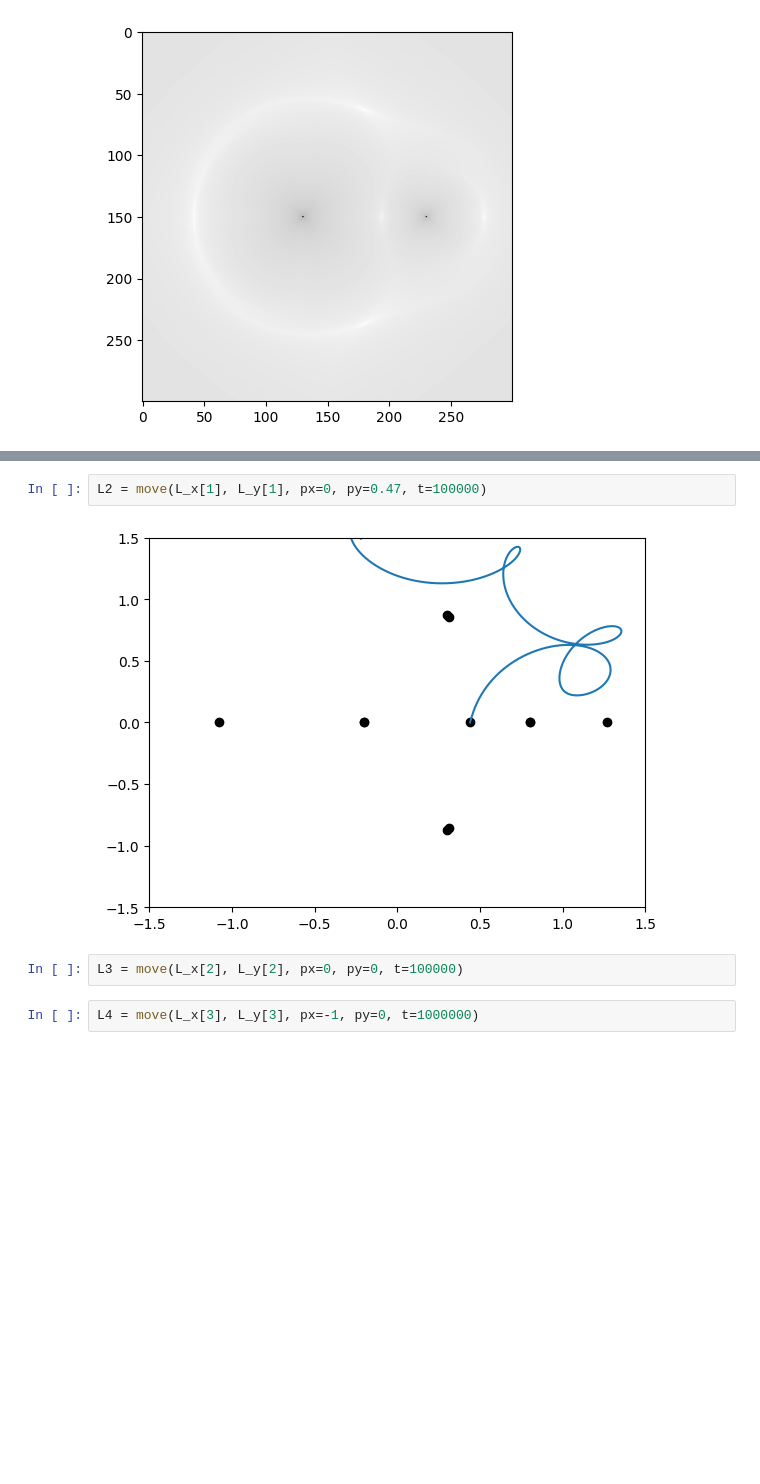
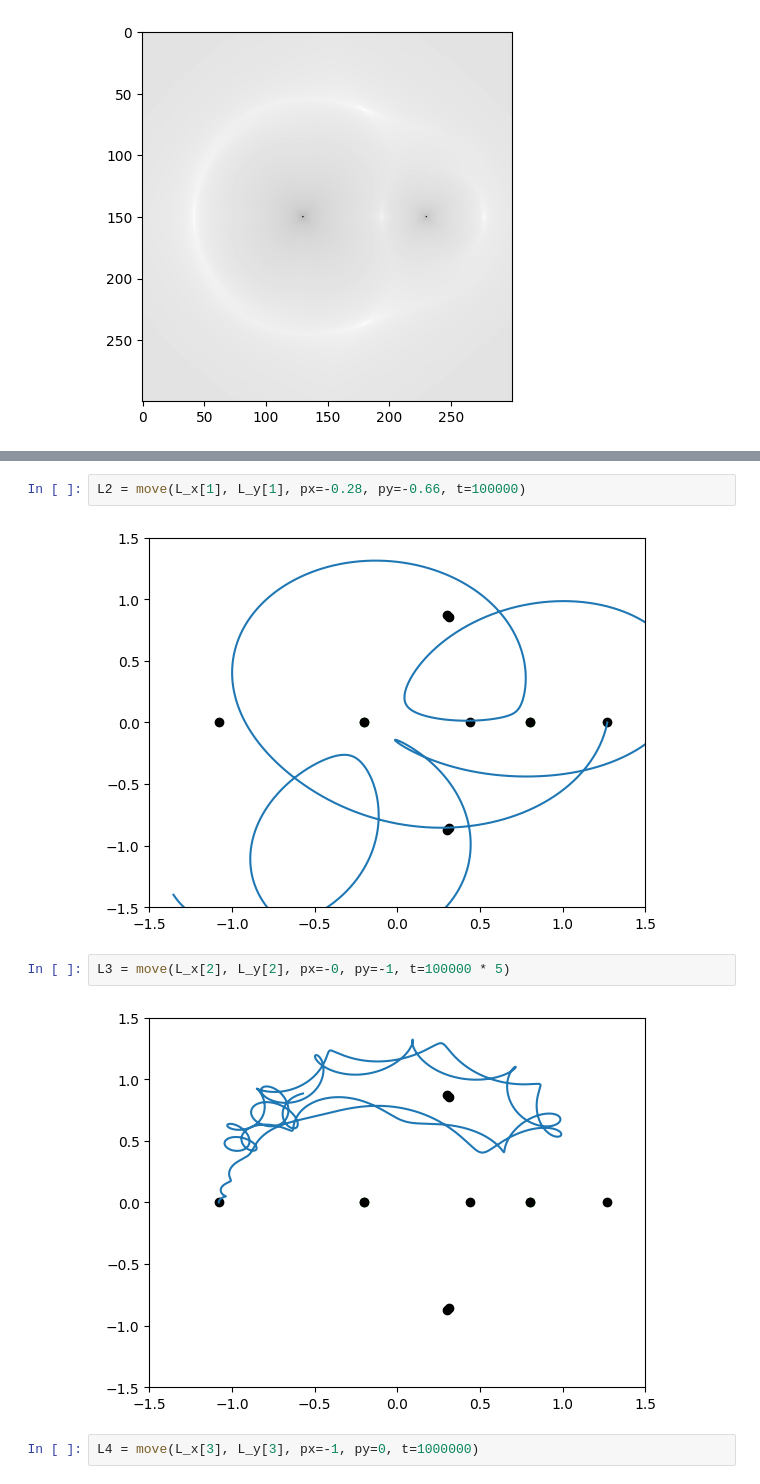
Before and after one commit to ZhizhchenkoA/Mechanic_Project, a Jupyter notebook: Z.ipynb, the cells around one changed output, grey strips where cells are left out. Saved outputs shown, nothing was run; the diff lists cells and outputs as text; blank space fills up the shorter version.

```diff
--- a/Z.ipynb
+++ b/Z.ipynb
@@ -116,9 +144,11 @@ L1 = move(L_x[0], L_y[0], px=0.45, py=0.4588, t=100000)
 # %%
-L2 = move(L_x[1], L_y[1], px=0, py=0.47, t=100000)
+L2 = move(L_x[1], L_y[1], px=-0.28, py=-0.66, t=100000)
 # %% [output]
-[figure, old version]
+[figure, new version]
 # %%
-L3 = move(L_x[2], L_y[2], px=0, py=0, t=100000)
+L3 = move(L_x[2], L_y[2], px=-0, py=-1, t=100000 * 5)
+# %% [output]
+[figure, added]
 # %%
 L4 = move(L_x[3], L_y[3], px=-1, py=0, t=1000000)
 # %% [output]
```
Also changed, not shown: parts of 5 cells of this notebook.
